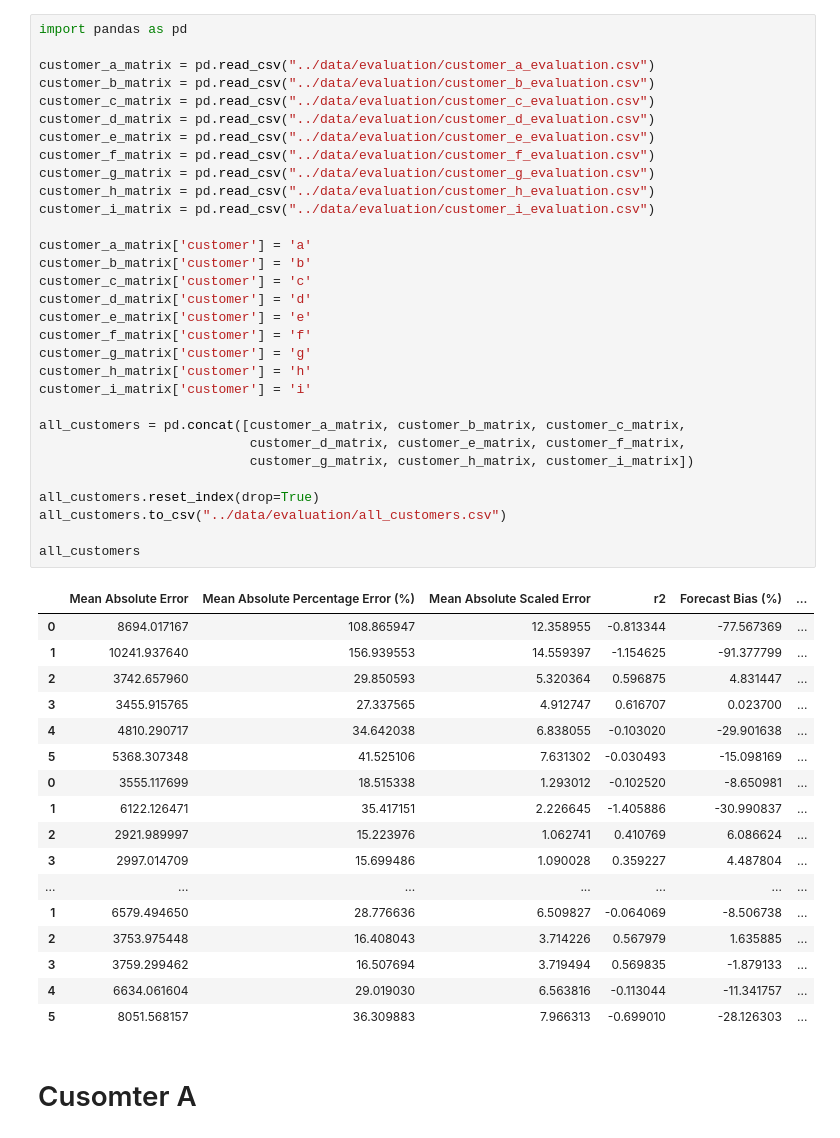
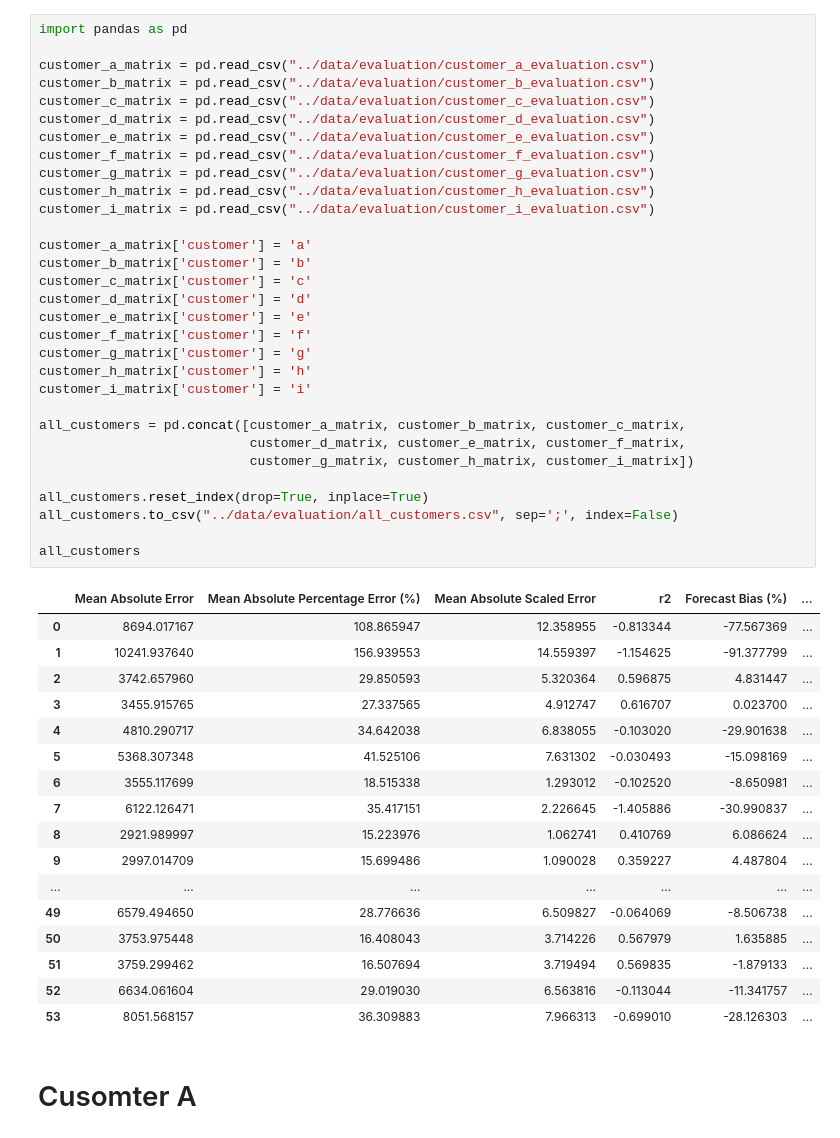
Before and after one commit to StefanEissler/Customs_Fee_Forecasting, a Jupyter notebook: notebooks/plot_results.ipynb, the cells around one changed output. Drawn from its saved outputs; the diff is of its cells as text.

```diff
--- a/notebooks/plot_results.ipynb
+++ b/notebooks/plot_results.ipynb
@@ -8,45 +8,45 @@ customer_d_matrix = pd.read_csv("../data/evaluation/customer_d_evaluation.csv")
 customer_e_matrix = pd.read_csv("../data/evaluation/customer_e_evaluation.csv")
 customer_f_matrix = pd.read_csv("../data/evaluation/customer_f_evaluation.csv")
 customer_g_matrix = pd.read_csv("../data/evaluation/customer_g_evaluation.csv")
 customer_h_matrix = pd.read_csv("../data/evaluation/customer_h_evaluation.csv")
 customer_i_matrix = pd.read_csv("../data/evaluation/customer_i_evaluation.csv")
 
 customer_a_matrix['customer'] = 'a'
 customer_b_matrix['customer'] = 'b'
 customer_c_matrix['customer'] = 'c'
 customer_d_matrix['customer'] = 'd'
 customer_e_matrix['customer'] = 'e'
 customer_f_matrix['customer'] = 'f'
 customer_g_matrix['customer'] = 'g'
 customer_h_matrix['customer'] = 'h'
 customer_i_matrix['customer'] = 'i'
 
 all_customers = pd.concat([customer_a_matrix, customer_b_matrix, customer_c_matrix,
                            customer_d_matrix, customer_e_matrix, customer_f_matrix,
                            customer_g_matrix, customer_h_matrix, customer_i_matrix])
 
-all_customers.reset_index(drop=True)
-all_customers.to_csv("../data/evaluation/all_customers.csv")
+all_customers.reset_index(drop=True, inplace=True)
+all_customers.to_csv("../data/evaluation/all_customers.csv", sep=';', index=False)
 
 all_customers
 # %% [output]
 |  | Mean Absolute Error | Mean Absolute Percentage Error (%) | Mean Absolute Scaled Error | r2 | Forecast Bias (%) | ... |
 | 0 | 8694.017167 | 108.865947 | 12.358955 | -0.813344 | -77.567369 | ... |
 | 1 | 10241.937640 | 156.939553 | 14.559397 | -1.154625 | -91.377799 | ... |
 | 2 | 3742.657960 | 29.850593 | 5.320364 | 0.596875 | 4.831447 | ... |
 | 3 | 3455.915765 | 27.337565 | 4.912747 | 0.616707 | 0.023700 | ... |
 | 4 | 4810.290717 | 34.642038 | 6.838055 | -0.103020 | -29.901638 | ... |
 | 5 | 5368.307348 | 41.525106 | 7.631302 | -0.030493 | -15.098169 | ... |
-| 0 | 3555.117699 | 18.515338 | 1.293012 | -0.102520 | -8.650981 | ... |
-| 1 | 6122.126471 | 35.417151 | 2.226645 | -1.405886 | -30.990837 | ... |
-| 2 | 2921.989997 | 15.223976 | 1.062741 | 0.410769 | 6.086624 | ... |
-| 3 | 2997.014709 | 15.699486 | 1.090028 | 0.359227 | 4.487804 | ... |
+| 6 | 3555.117699 | 18.515338 | 1.293012 | -0.102520 | -8.650981 | ... |
+| 7 | 6122.126471 | 35.417151 | 2.226645 | -1.405886 | -30.990837 | ... |
+| 8 | 2921.989997 | 15.223976 | 1.062741 | 0.410769 | 6.086624 | ... |
+| 9 | 2997.014709 | 15.699486 | 1.090028 | 0.359227 | 4.487804 | ... |
 | ... | ... | ... | ... | ... | ... | ... |
-| 1 | 6579.494650 | 28.776636 | 6.509827 | -0.064069 | -8.506738 | ... |
-| 2 | 3753.975448 | 16.408043 | 3.714226 | 0.567979 | 1.635885 | ... |
-| 3 | 3759.299462 | 16.507694 | 3.719494 | 0.569835 | -1.879133 | ... |
-| 4 | 6634.061604 | 29.019030 | 6.563816 | -0.113044 | -11.341757 | ... |
-| 5 | 8051.568157 | 36.309883 | 7.966313 | -0.699010 | -28.126303 | ... |
+| 49 | 6579.494650 | 28.776636 | 6.509827 | -0.064069 | -8.506738 | ... |
+| 50 | 3753.975448 | 16.408043 | 3.714226 | 0.567979 | 1.635885 | ... |
+| 51 | 3759.299462 | 16.507694 | 3.719494 | 0.569835 | -1.879133 | ... |
+| 52 | 6634.061604 | 29.019030 | 6.563816 | -0.113044 | -11.341757 | ... |
+| 53 | 8051.568157 | 36.309883 | 7.966313 | -0.699010 | -28.126303 | ... |
 # %% [markdown]
 # Cusomter A
 # %%
```
Also changed, not shown: parts of 6 cells of this notebook, 2 other files.
